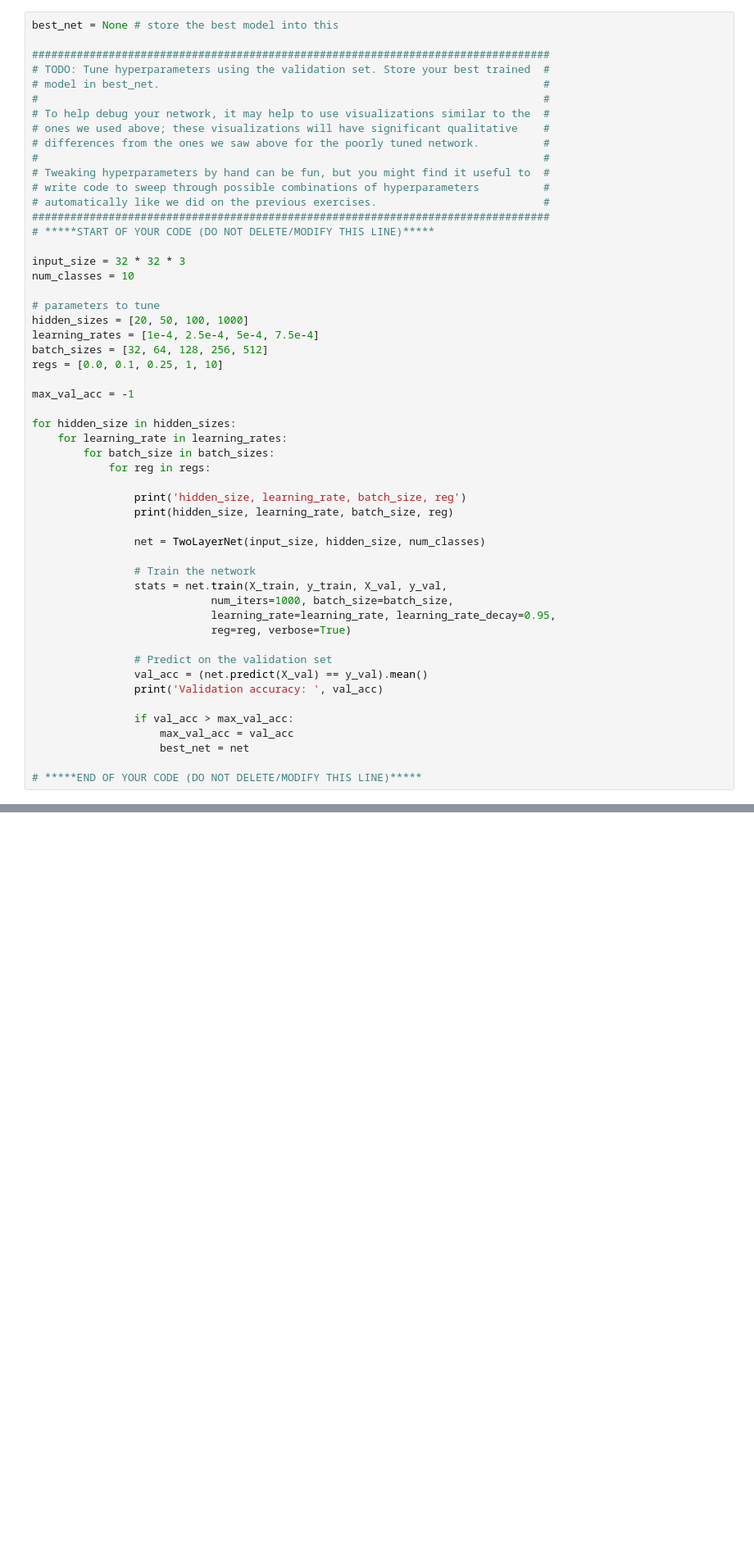
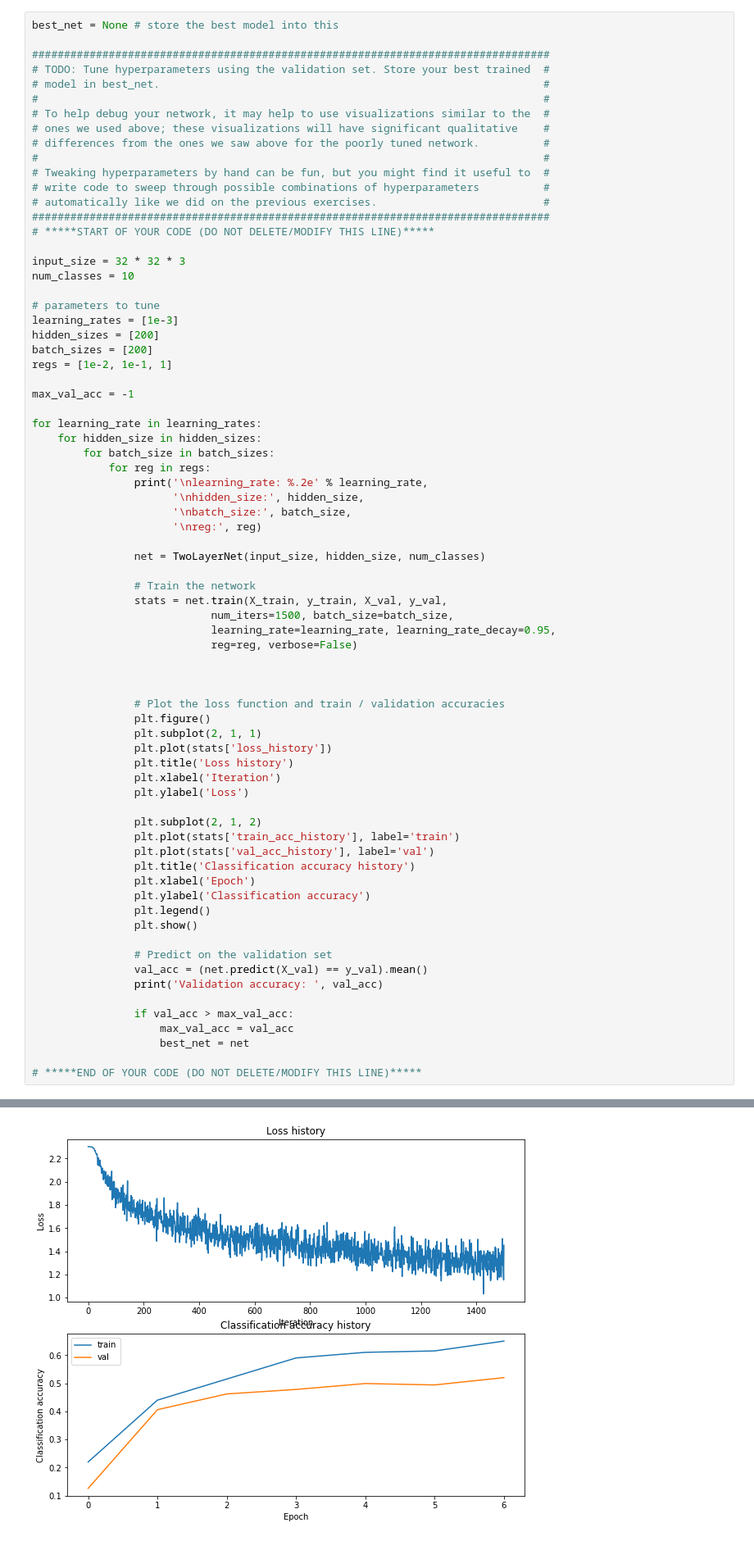
Before and after one commit to OfirKedem/cs231n, a Jupyter notebook: assignment1/two_layer_net.ipynb, the cells around one changed output, grey strips where cells are left out. Shown at 82% size. Saved outputs shown, nothing was run; the diff lists cells and outputs as text; blank space fills up the shorter version.

```diff
--- a/assignment1/two_layer_net.ipynb
+++ b/assignment1/two_layer_net.ipynb
@@ -312,28 +331,48 @@ input_size = 32 * 32 * 3
 num_classes = 10
 
 # parameters to tune
-hidden_sizes = [20, 50, 100, 1000]
-learning_rates = [1e-4, 2.5e-4, 5e-4, 7.5e-4]
-batch_sizes = [32, 64, 128, 256, 512]
-regs = [0.0, 0.1, 0.25, 1, 10]
+learning_rates = [1e-3]
+hidden_sizes = [200]
+batch_sizes = [200]
+regs = [1e-2, 1e-1, 1]
 
 max_val_acc = -1
 
-for hidden_size in hidden_sizes:
-    for learning_rate in learning_rates:
+for learning_rate in learning_rates:
+    for hidden_size in hidden_sizes:
         for batch_size in batch_sizes:
             for reg in regs:
-
-                print('hidden_size, learning_rate, batch_size, reg')
-                print(hidden_size, learning_rate, batch_size, reg)
+                print('\nlearning_rate: %.2e' % learning_rate,
+                      '\nhidden_size:', hidden_size,
+                      '\nbatch_size:', batch_size,
+                      '\nreg:', reg)
 
                 net = TwoLayerNet(input_size, hidden_size, num_classes)
 
                 # Train the network
                 stats = net.train(X_train, y_train, X_val, y_val,
-                            num_iters=1000, batch_size=batch_size,
+                            num_iters=1500, batch_size=batch_size,
                             learning_rate=learning_rate, learning_rate_decay=0.95,
-                            reg=reg, verbose=True)
+                            reg=reg, verbose=False)
+
+
+
+                # Plot the loss function and train / validation accuracies
+                plt.figure()
+                plt.subplot(2, 1, 1)
+                plt.plot(stats['loss_history'])
+                plt.title('Loss history')
+                plt.xlabel('Iteration')
+                plt.ylabel('Loss')
+
+                plt.subplot(2, 1, 2)
+                plt.plot(stats['train_acc_history'], label='train')
+                plt.plot(stats['val_acc_history'], label='val')
+                plt.title('Classification accuracy history')
+                plt.xlabel('Epoch')
+                plt.ylabel('Classification accuracy')
+                plt.legend()
+                plt.show()
 
                 # Predict on the validation set
                 val_acc = (net.predict(X_val) == y_val).mean()
@@ -364,0 +391 @@ Validation accuracy:  0.346
+[figure, added]
```
Also changed, not shown: parts of 13 cells of this notebook, 9 other files.
